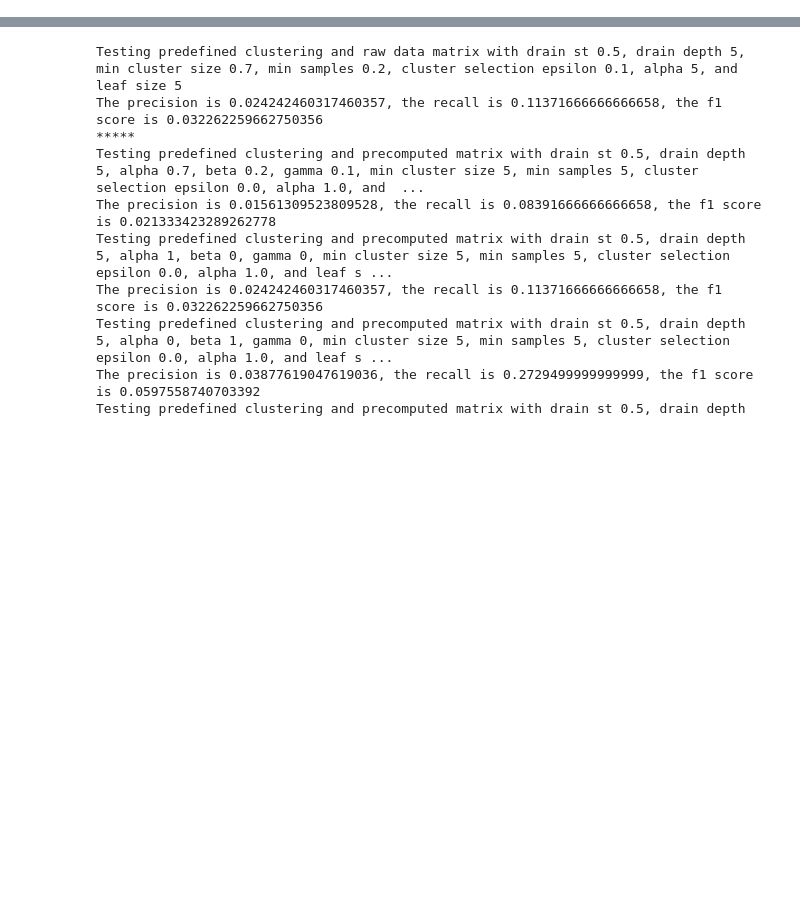
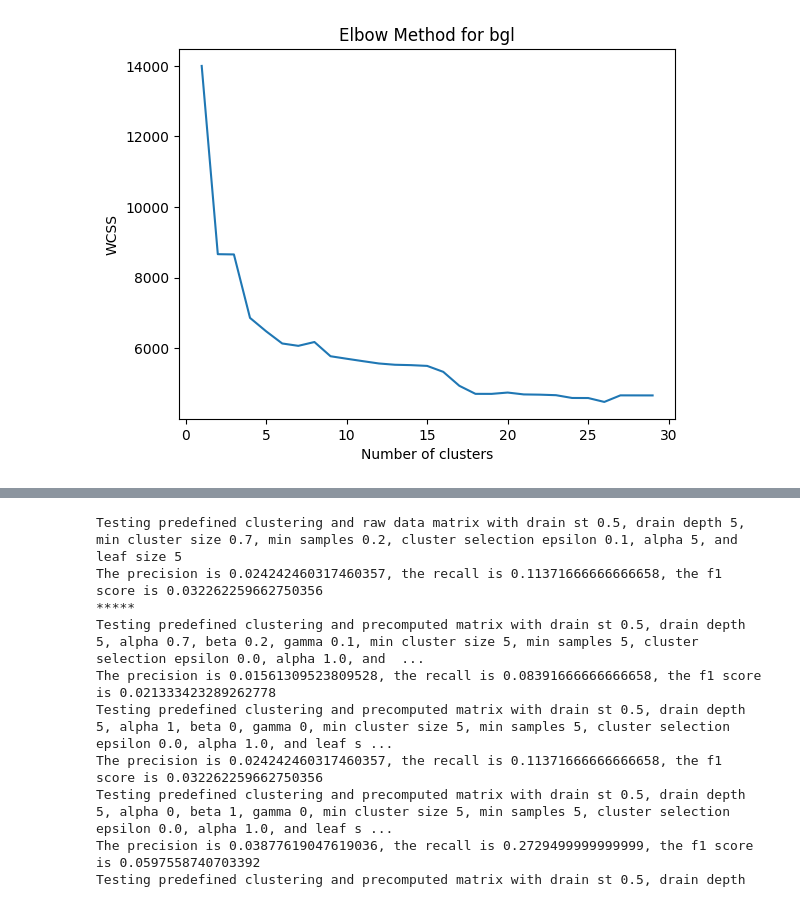
Before and after one commit to vbertalan/LineTracker, a Jupyter notebook: MassiveTests.ipynb, the cells around one changed output, grey strips where cells are left out. Cells and saved outputs as stored; diff of their text form; code cells hidden in the pictures; blank space fills up the shorter version.

```diff
--- a/MassiveTests.ipynb
+++ b/MassiveTests.ipynb
@@ -464,3 +465,58 @@ def tests_generated_rawdata(drain_st, drain_depth, min_cluster_size, min_samples
 
     final = calculates_metrics()
     return (final)
+# %%
+## Calculating Elbow
+
+def clusters_elbow (unified_matrix, dataset):
+    ## Clusters with cluster_kmedoids and silhouette score
+    import matplotlib.pyplot as plt
+    import matplotlib
+
+    # Finding the optimal number of clusters using Elbow Method
+    wcss = []
+    max_clusters = 30
+    for i in range(1, max_clusters):
+        kmedoids = KMedoids(n_clusters=i, random_state=42)
+        kmedoids.fit(unified_matrix)
+        wcss.append(kmedoids.inertia_)
+    plt.gca().get_xaxis().get_major_formatter().set_useOffset(False)
+    plt.plot(range(1, max_clusters), wcss)
+    plt.title('Elbow Method for {}'.format(dataset))
+    plt.xlabel('Number of clusters')
+    plt.ylabel('WCSS')
+    plt.show()
+
+def cluster_kmedoids_silhouette(unified_matrix, cluster_num):
+    ## Clusters with cluster_kmedoids and silhouette score
+    from sklearn.metrics import silhouette_score
+
+    clusterer = KMedoids(n_clusters=cluster_num, random_state=42)
+    #clusterer.fit(unified_matrix)
+    #print("Para {} clusters, o silhouette score é {}".format(cluster_num,silhouette_score(unified_matrix, clusterer(unified_matrix))))
+    print("Para {} clusters, o silhouette score é {}".format(cluster_num, silhouette_score(unified_matrix, clusterer.fit_predict(unified_matrix))))
+
+
+dataset = "bgl" # The name of the dataset being tested
+
+input_dir = os.path.join(os.getcwd(), "ground_truths") # The input directory of raw logs
+output_dir = os.path.join(os.getcwd(), "results")  # The output directory of parsing results
+vector_dir = os.path.join(os.getcwd(), "vectors")  # The vector directory of converted logs
+logName = dataset + '_lines.txt' # Name of file to be parsed
+log_format = '<Content>' # Format of the file, if there are different fields
+regex = [] # Regex strings for Drain execution
+indir = os.path.join(input_dir, os.path.dirname(logName))
+log_file = os.path.basename(logName)
+
+alpha = 0.3
+beta = 0.4
+gamma = 0.3
+vector_df = transform(os.path.basename(logName))
+distance_matrix = create_distance_matrix(vector_df)
+variable_matrix = create_variable_matrix()
+closeness_matrix = creates_closeness_matrix(distance_matrix)
+joint_matrix = joins_matrices(distance_matrix, variable_matrix, closeness_matrix,
+                                alpha, beta, gamma)
+clusters_elbow(joint_matrix, dataset)
+# %% [output]
+[figure, added]
```
Also changed, not shown: parts of 3 cells of this notebook, 2 other files.
